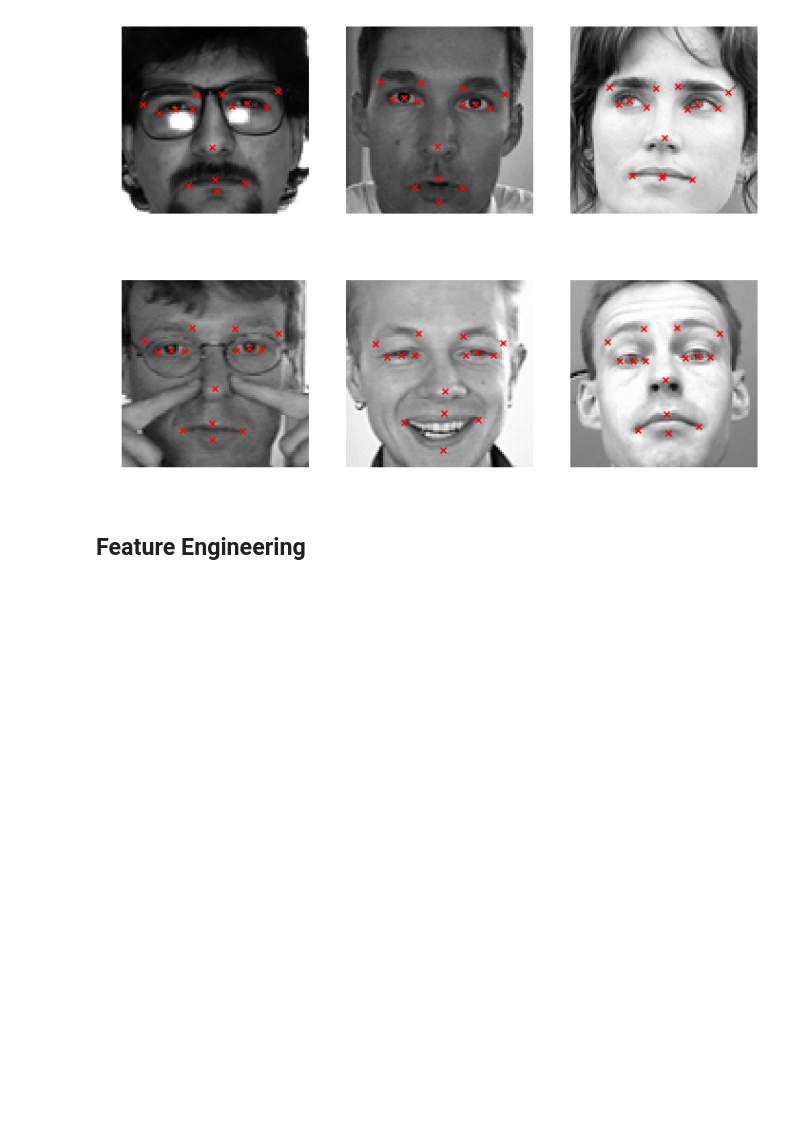
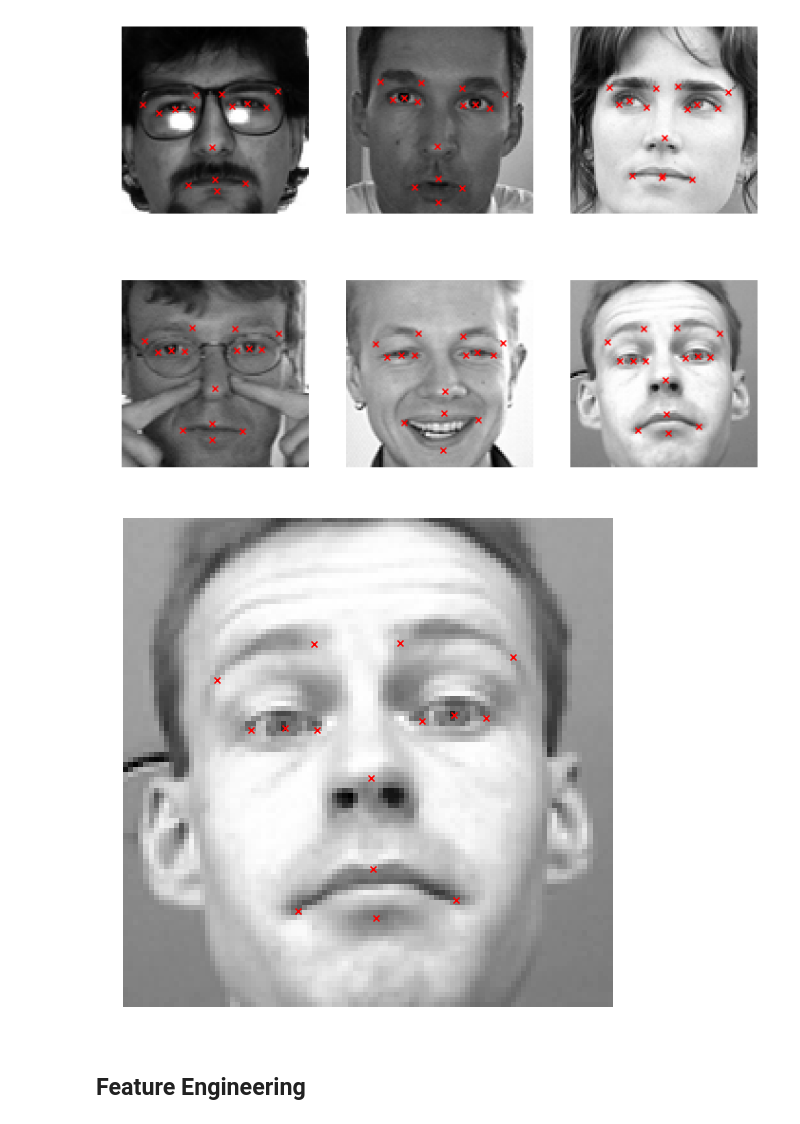
Before and after one commit to cgutwein/facial-keypoints-recognition, a Jupyter notebook: final_object.ipynb, the cells around one changed output. Drawn from its saved outputs; the diff is of its cells as text; code cells hidden in the pictures; blank space fills up the shorter version.

```diff
--- a/final_object.ipynb
+++ b/final_object.ipynb
@@ -156,6 +156,10 @@ for n in range(1, 7):
     self.plot_example(self.train_data[n], self.train_labels[n], legend=False)
 # %% [output]
 [figure]
+# %%
+self.plot_example(self.train_data[n], self.train_labels[n], legend=False)
+# %% [output]
+[figure, added]
 # %% [markdown]
 ## Feature Engineering
 # %% [markdown]
```
Also changed, not shown: parts of 9 cells of this notebook.
